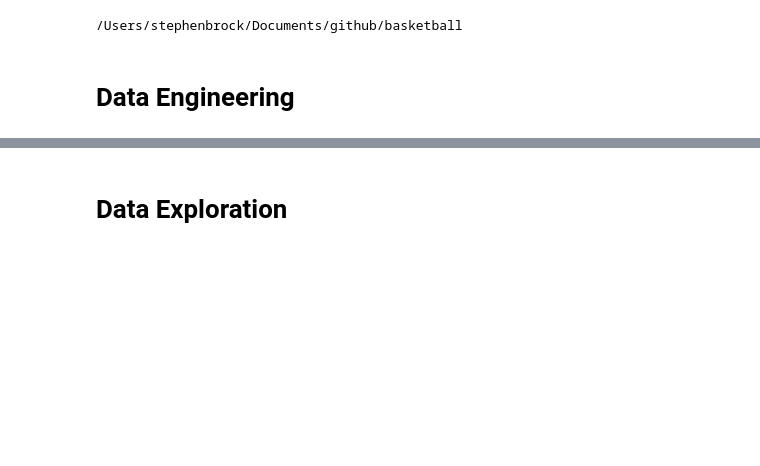
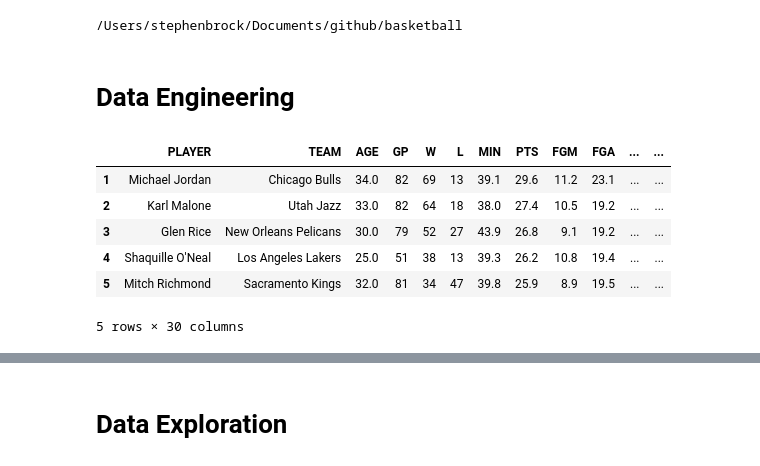
Before and after one commit to scbrock/basketball, a Jupyter notebook: NBA_data_exploration_2.ipynb, the cells around one changed output, grey strips where cells are left out. Drawn from its saved outputs; the diff is of its cells as text; code cells hidden in the pictures; blank space fills up the shorter version.

```diff
--- a/NBA_data_exploration_2.ipynb
+++ b/NBA_data_exploration_2.ipynb
@@ -151,3 +151,13 @@ player_df = build_player_data(seasons)
 #print(player_df)
 player_adj = old_to_current(player_df)
 #print(len(player_adj['TEAM'].unique()))  # 30
+# %%
+player_df.head(5)
+# %% [output]
+|  | PLAYER | TEAM | AGE | GP | W | L | MIN | PTS | FGM | FGA | ... | ... |
+| 1 | Michael Jordan | Chicago Bulls | 34.0 | 82 | 69 | 13 | 39.1 | 29.6 | 11.2 | 23.1 | ... | ... |
+| 2 | Karl Malone | Utah Jazz | 33.0 | 82 | 64 | 18 | 38.0 | 27.4 | 10.5 | 19.2 | ... | ... |
+| 3 | Glen Rice | New Orleans Pelicans | 30.0 | 79 | 52 | 27 | 43.9 | 26.8 | 9.1 | 19.2 | ... | ... |
+| 4 | Shaquille O'Neal | Los Angeles Lakers | 25.0 | 51 | 38 | 13 | 39.3 | 26.2 | 10.8 | 19.4 | ... | ... |
+| 5 | Mitch Richmond | Sacramento Kings | 32.0 | 81 | 34 | 47 | 39.8 | 25.9 | 8.9 | 19.5 | ... | ... |
+5 rows × 30 columns
```
Also changed, not shown: parts of 3 cells of this notebook.
